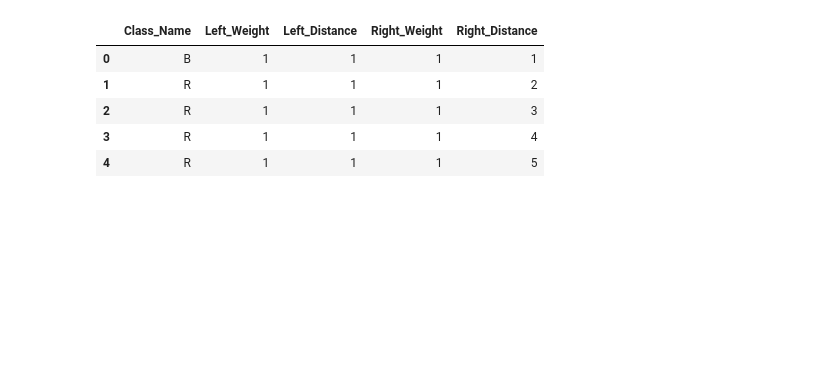
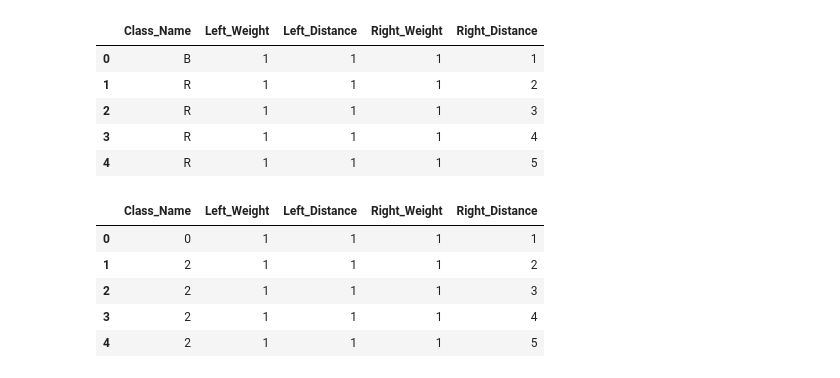
Before and after one commit to fawzaanshaikh/mitadt-ml-codes, a Jupyter notebook: MLP Classifier/mlp-classifier.ipynb, the cells around one changed output. Drawn from its saved outputs; the diff is of its cells as text; code cells hidden in the pictures; blank space fills up the shorter version.

```diff
--- a/MLP Classifier/mlp-classifier.ipynb
+++ b/MLP Classifier/mlp-classifier.ipynb
@@ -16,4 +20,9 @@ df.head()
 | 2 | R | 1 | 1 | 1 | 3 |
 | 3 | R | 1 | 1 | 1 | 4 |
 | 4 | R | 1 | 1 | 1 | 5 |
+# %%
+le = LabelEncoder()
+le.fit(df["Class_Name"])
+le.classes_
+df["Class_Name"] = le.transform(df["Class_Name"])
 # %%
@@ -21,0 +34,9 @@ y = df.
+# %%
+df.head()
+# %% [output]
+|  | Class_Name | Left_Weight | Left_Distance | Right_Weight | Right_Distance |
+| 0 | 0 | 1 | 1 | 1 | 1 |
+| 1 | 2 | 1 | 1 | 1 | 2 |
+| 2 | 2 | 1 | 1 | 1 | 3 |
+| 3 | 2 | 1 | 1 | 1 | 4 |
+| 4 | 2 | 1 | 1 | 1 | 5 |
```
Also changed, not shown: parts of 7 cells of this notebook, 3 other files.
